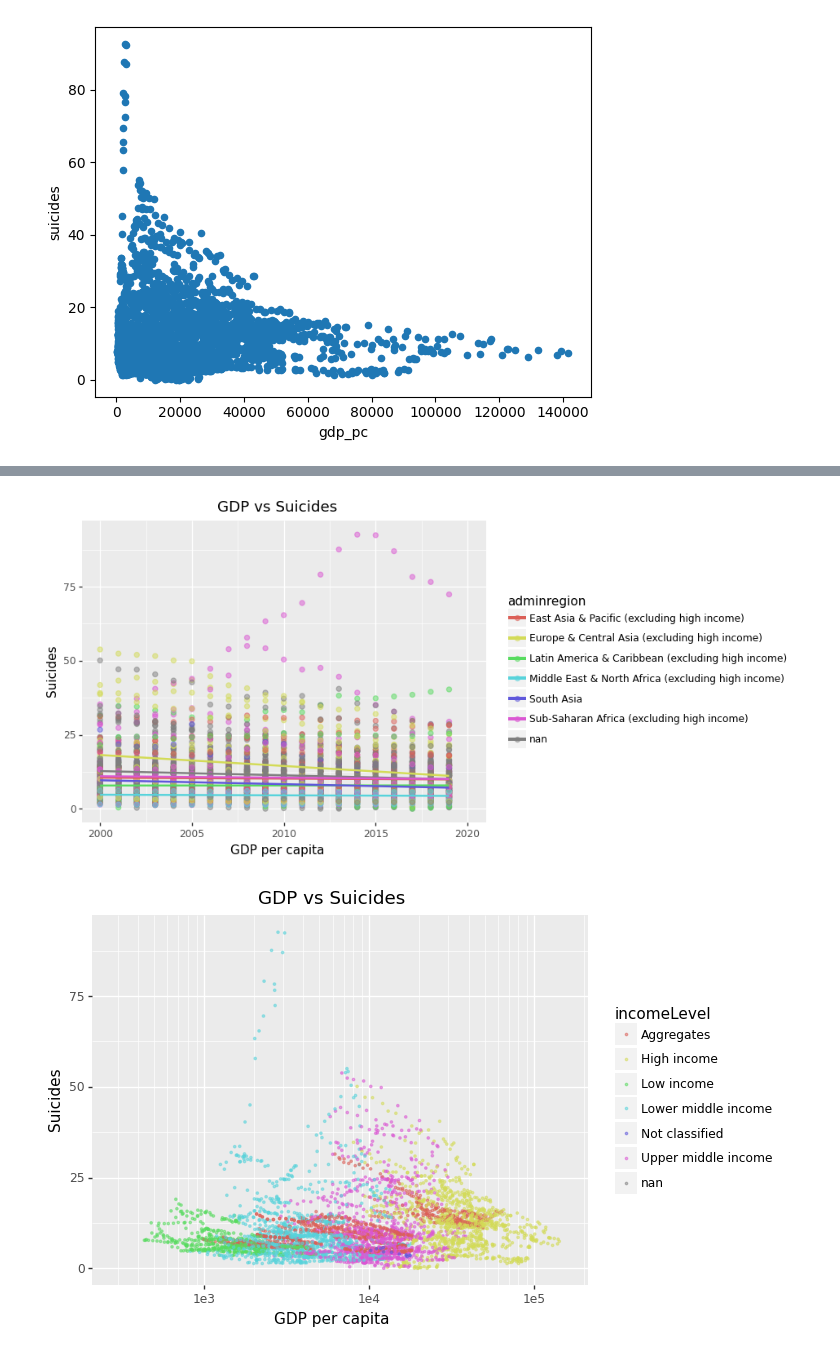
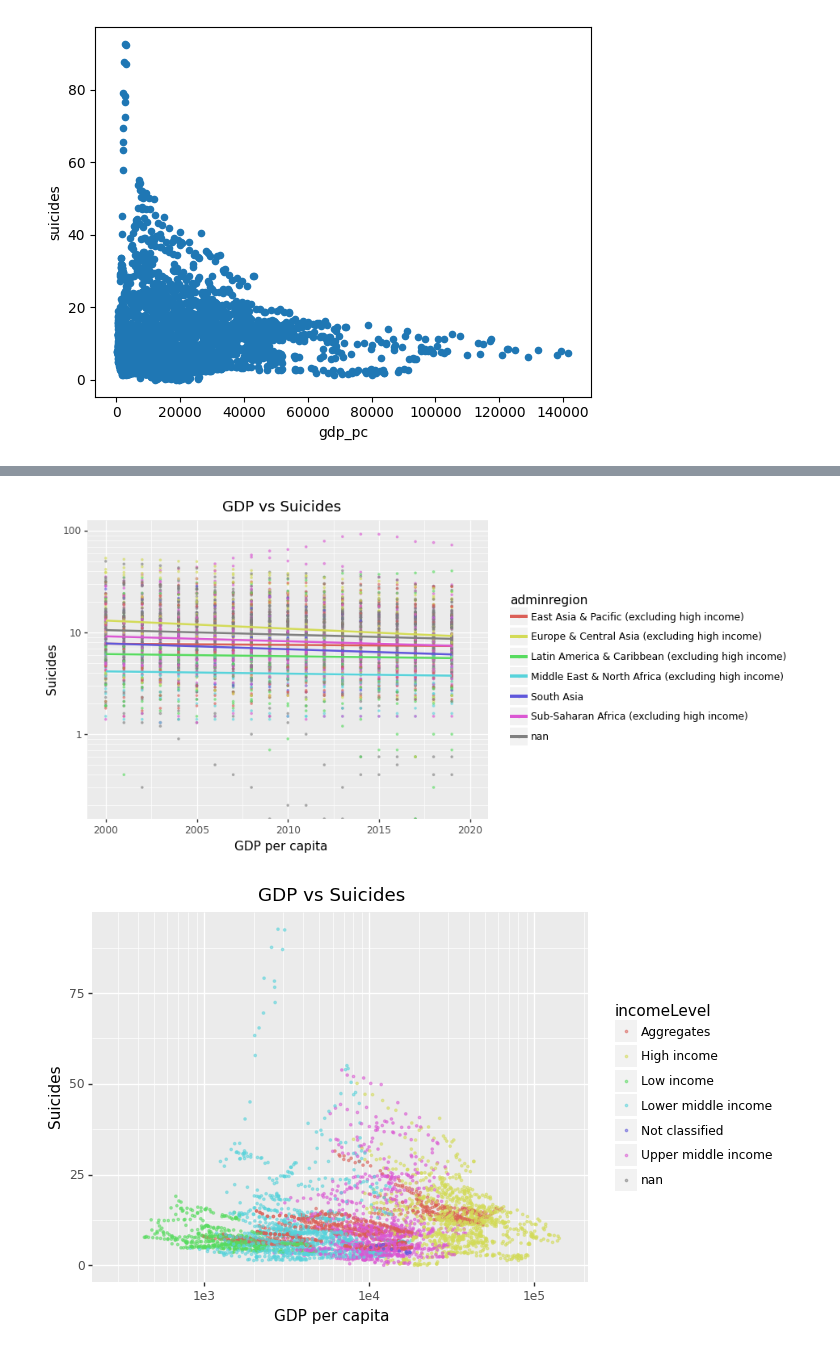
Before and after one commit to wadoodbutt/wadoodbutt.github.io, a Jupyter notebook: final_tutorial.ipynb, the cells around one changed output, grey strips where cells are left out. Cells and saved outputs as stored; diff of their text form; code cells hidden in the pictures.

```diff
--- a/final_tutorial.ipynb
+++ b/final_tutorial.ipynb
@@ -132,13 +131,13 @@ print(splot)
 # %%
 splot = ggplot(data[data['year'] >= 2000], aes(x='year', y='suicides', color='adminregion')) +\
-    geom_point(size=2, alpha=0.5) + stat_smooth(method='lm', se=False) +\
+    geom_point(size=0.5, alpha=0.5) + stat_smooth(method='lm', se=False) +\
     labs(title="GDP vs Suicides",
          x = "GDP per capita",
-         y = "Suicides")
+         y = "Suicides") + scale_y_log10()
 
 print(splot)
 # %% [output]
-[figure, old version]
+[figure, new version]
 # %%
 splot = ggplot(data, aes(x='gdp_pc', y='suicides', color='incomeLevel')) +\
     geom_point(size=0.5, alpha=0.5) +\
```
Also changed, not shown: parts of 3 cells of this notebook.
